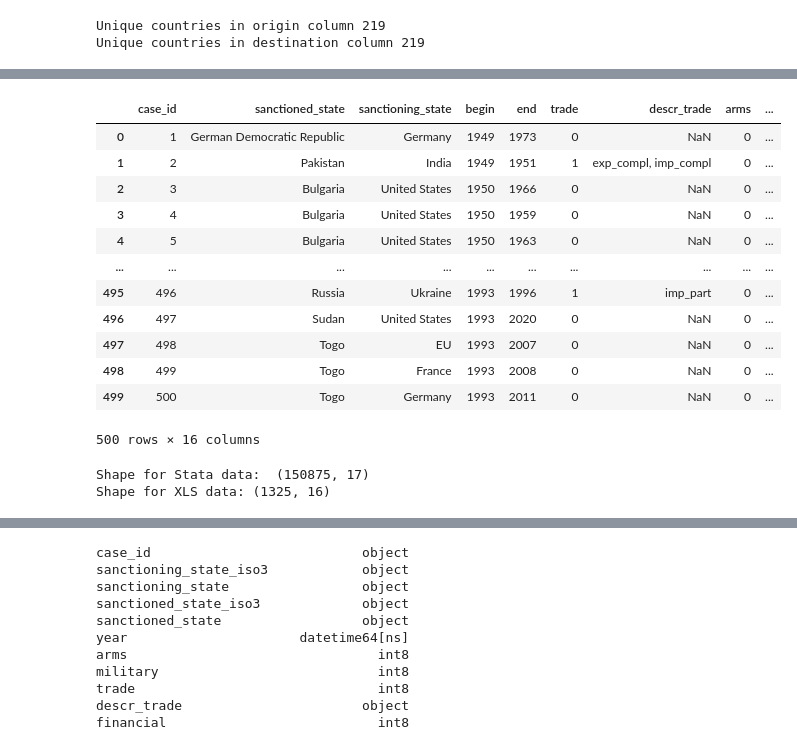
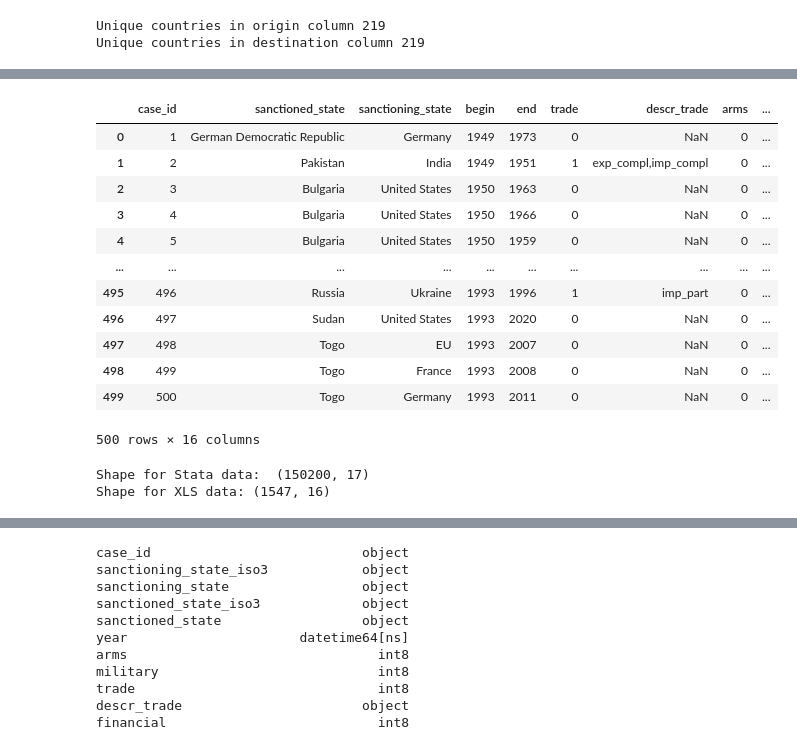
Before and after one commit to Freyness-gd/trade_under_pressure_thesis, a Jupyter notebook: main.ipynb, the cells around one changed output, grey strips where cells are left out. Cells and saved outputs as stored; diff of their text form; code cells hidden in the pictures.

Commit message:
Data Prepocessing of most countries

```diff
--- a/main.ipynb
+++ b/main.ipynb
@@ -162,3 +197,3 @@ Inspect the `GSDB_V3_Dyadic.dta` - this should be a Stata file. What is the diff
 # %%
-gsdb_stata = pa.read_stata("data/sanctions/GSDB_V3_Dyadic.dta")
-gsdb_xls = pa.read_excel("data/sanctions/GSDB_V3.xls")
+gsdb_stata = pa.read_stata("data/sanctions/GSDB_V4_Dyadic.dta")
+gsdb_csv = pa.read_csv("data/sanctions/GSDB_V4.csv")
@@ -198,13 +236,13 @@ gsdb_stata.head(500)
 500 rows × 17 columns
 # %%
-gsdb_xls.head(500)
+gsdb_csv.head(500)
 # %% [output]
 |  | case_id | sanctioned_state | sanctioning_state | begin | end | trade | descr_trade | arms | ... |
 | 0 | 1 | German Democratic Republic | Germany | 1949 | 1973 | 0 | NaN | 0 | ... |
-| 1 | 2 | Pakistan | India | 1949 | 1951 | 1 | exp_compl, imp_compl | 0 | ... |
-| 2 | 3 | Bulgaria | United States | 1950 | 1966 | 0 | NaN | 0 | ... |
-| 3 | 4 | Bulgaria | United States | 1950 | 1959 | 0 | NaN | 0 | ... |
-| 4 | 5 | Bulgaria | United States | 1950 | 1963 | 0 | NaN | 0 | ... |
+| 1 | 2 | Pakistan | India | 1949 | 1951 | 1 | exp_compl,imp_compl | 0 | ... |
+| 2 | 3 | Bulgaria | United States | 1950 | 1963 | 0 | NaN | 0 | ... |
+| 3 | 4 | Bulgaria | United States | 1950 | 1966 | 0 | NaN | 0 | ... |
+| 4 | 5 | Bulgaria | United States | 1950 | 1959 | 0 | NaN | 0 | ... |
 | ... | ... | ... | ... | ... | ... | ... | ... | ... | ... |
 | 495 | 496 | Russia | Ukraine | 1993 | 1996 | 1 | imp_part | 0 | ... |
 | 496 | 497 | Sudan | United States | 1993 | 2020 | 0 | NaN | 0 | ... |
@@ -214,10 +252,10 @@ gsdb_xls.head(500)
 500 rows × 16 columns
 # %%
 print("Shape for Stata data: ", gsdb_stata.shape)
-print("Shape for XLS data:", gsdb_xls.shape)
+print("Shape for XLS data:", gsdb_csv.shape)
 # %% [output]
-Shape for Stata data:  (150875, 17)
-Shape for XLS data: (1325, 16)
+Shape for Stata data:  (150200, 17)
+Shape for XLS data: (1547, 16)
 # %%
 # Column names Stata
 gsdb_stata.info()
```
Also changed, not shown: parts of 58 cells of this notebook, 2 other files.
